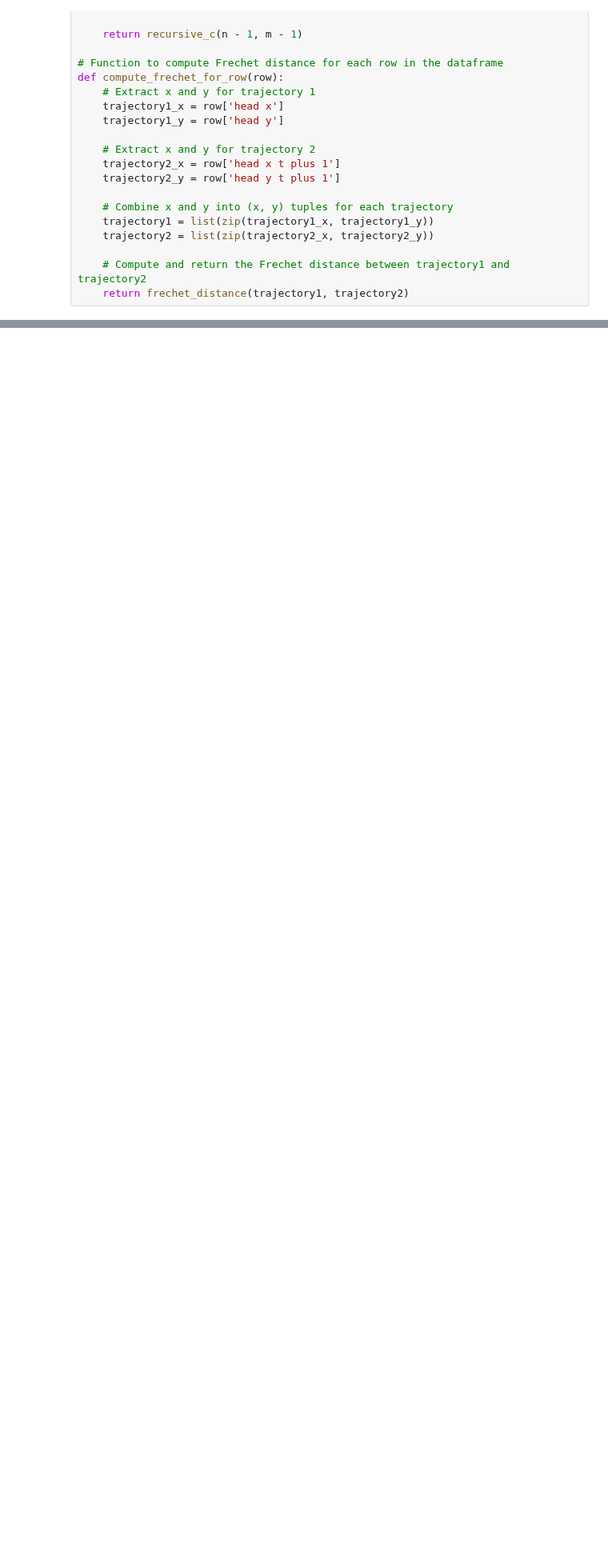
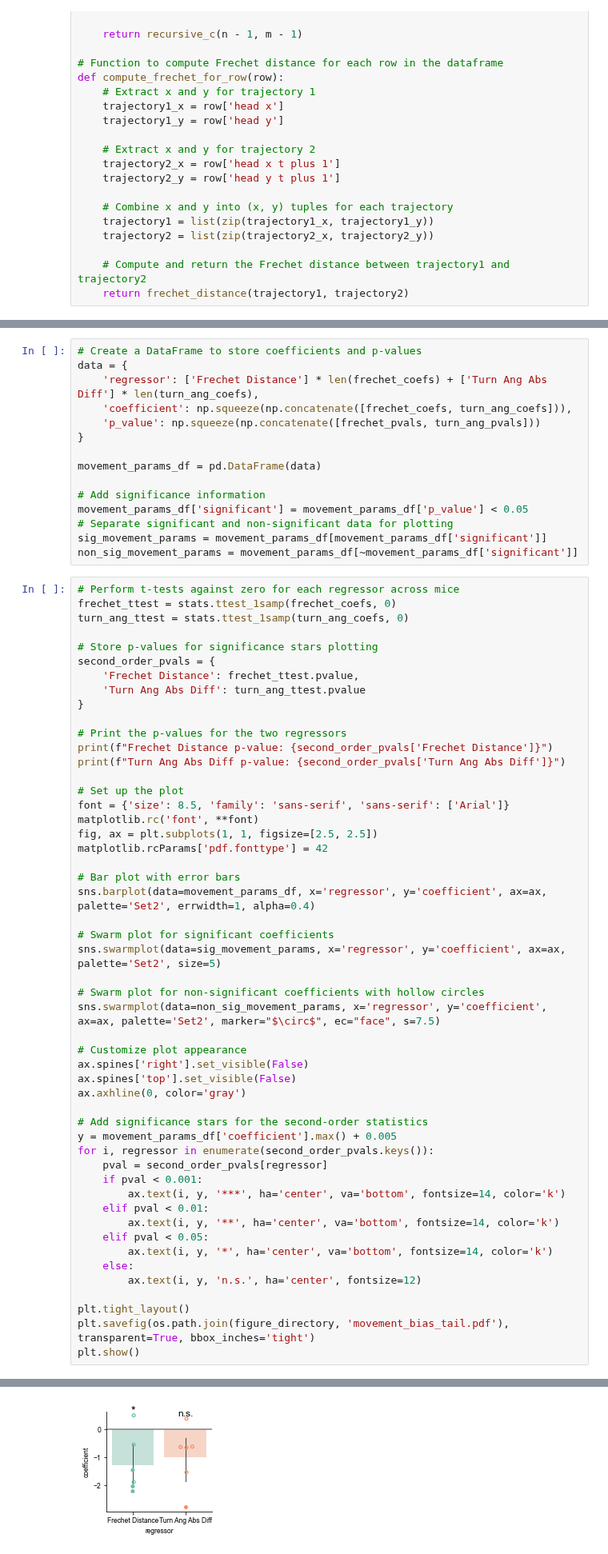
Before and after one commit to fgreenstreet/APE_paper, a Jupyter notebook: bias_analysis/bias_movements.ipynb, the cells around one changed output, grey strips where cells are left out. Shown at 80% size. Cells and saved outputs as stored; diff of their text form; blank space fills up the shorter version.

```diff
--- a/bias_analysis/bias_movements.ipynb
+++ b/bias_analysis/bias_movements.ipynb
@@ -375,0 +305,67 @@ plot_multilag_coefs_accross_mice('TS', coefs, axs, color=fig4_plotting_colours[r
+# %%
+# Create a DataFrame to store coefficients and p-values
+data = {
+    'regressor': ['Frechet Distance'] * len(frechet_coefs) + ['Turn Ang Abs Diff'] * len(turn_ang_coefs),
+    'coefficient': np.squeeze(np.concatenate([frechet_coefs, turn_ang_coefs])),
+    'p_value': np.squeeze(np.concatenate([frechet_pvals, turn_ang_pvals]))
+}
+
+movement_params_df = pd.DataFrame(data)
+
+# Add significance information
+movement_params_df['significant'] = movement_params_df['p_value'] < 0.05
+# Separate significant and non-significant data for plotting
+sig_movement_params = movement_params_df[movement_params_df['significant']]
+non_sig_movement_params = movement_params_df[~movement_params_df['significant']]
+# %%
+# Perform t-tests against zero for each regressor across mice
+frechet_ttest = stats.ttest_1samp(frechet_coefs, 0)
+turn_ang_ttest = stats.ttest_1samp(turn_ang_coefs, 0)
+
+# Store p-values for significance stars plotting
+second_order_pvals = {
+    'Frechet Distance': frechet_ttest.pvalue,
+    'Turn Ang Abs Diff': turn_ang_ttest.pvalue
+}
+
+# Print the p-values for the two regressors
+print(f"Frechet Distance p-value: {second_order_pvals['Frechet Distance']}")
+print(f"Turn Ang Abs Diff p-value: {second_order_pvals['Turn Ang Abs Diff']}")
+
+# Set up the plot
+font = {'size': 8.5, 'family': 'sans-serif', 'sans-serif': ['Arial']}
+matplotlib.rc('font', **font)
+fig, ax = plt.subplots(1, 1, figsize=[2.5, 2.5])
+matplotlib.rcParams['pdf.fonttype'] = 42
+
+# Bar plot with error bars
+sns.barplot(data=movement_params_df, x='regressor', y='coefficient', ax=ax, palette='Set2', errwidth=1, alpha=0.4)
+
+# Swarm plot for significant coefficients
+sns.swarmplot(data=sig_movement_params, x='regressor', y='coefficient', ax=ax, palette='Set2', size=5)
+
+# Swarm plot for non-significant coefficients with hollow circles
+sns.swarmplot(data=non_sig_movement_params, x='regressor', y='coefficient', ax=ax, palette='Set2', marker="$\circ$", ec="face", s=7.5)
+
+# Customize plot appearance
+ax.spines['right'].set_visible(False)
+ax.spines['top'].set_visible(False)
+ax.axhline(0, color='gray')
+
+# Add significance stars for the second-order statistics
+y = movement_params_df['coefficient'].max() + 0.005
+for i, regressor in enumerate(second_order_pvals.keys()):
+    pval = second_order_pvals[regressor]
+    if pval < 0.001:
+        ax.text(i, y, '***', ha='center', va='bottom', fontsize=14, color='k')
+    elif pval < 0.01:
+        ax.text(i, y, '**', ha='center', va='bottom', fontsize=14, color='k')
+    elif pval < 0.05:
+        ax.text(i, y, '*', ha='center', va='bottom', fontsize=14, color='k')
+    else:
+        ax.text(i, y, 'n.s.', ha='center', fontsize=12)
+
+plt.tight_layout()
+plt.savefig(os.path.join(figure_directory, 'movement_bias_tail.pdf'), transparent=True, bbox_inches='tight')
+plt.show()
+# %% [output]
@@ -375,0 +374 @@ plot_multilag_coefs_accross_mice('TS', coefs, axs, color=fig4_plotting_colours[r
+[figure, added]
```
Also changed, not shown: parts of 15 cells of this notebook, 1 other file.
